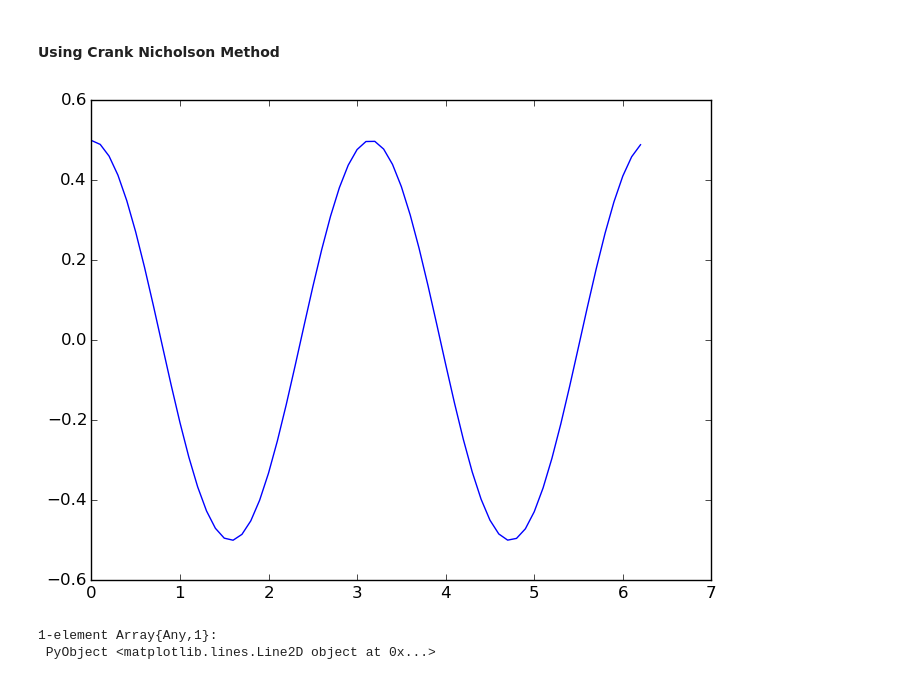
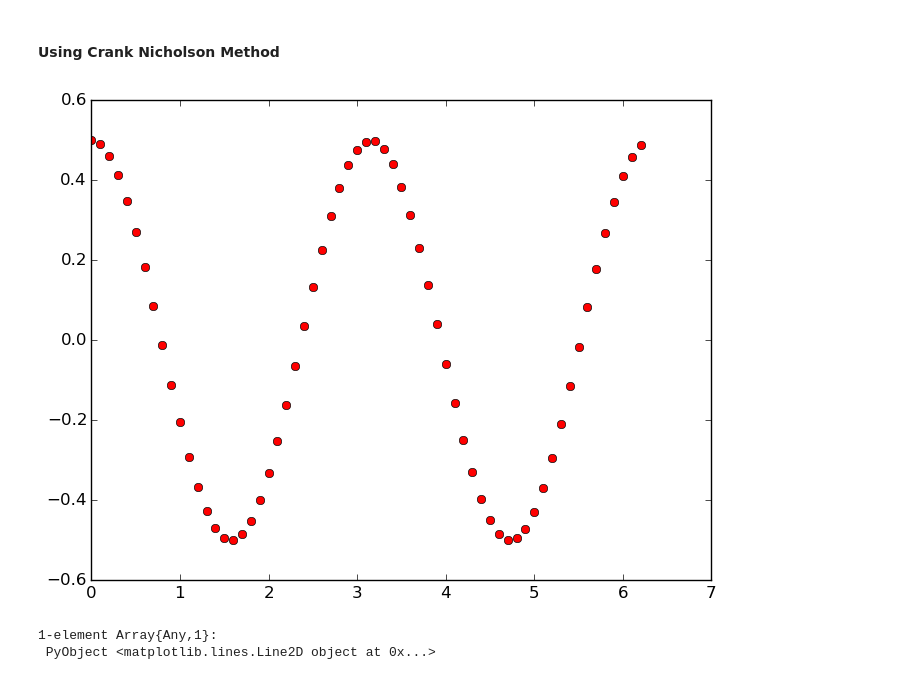
Before and after one commit to amitjamadagni/Notes-Notebooks, a Jupyter notebook: Notebooks/Solvers.ipynb, the cells around one changed output. Saved outputs shown, nothing was run; the diff lists cells and outputs as text; code cells hidden in the pictures.

```diff
--- a/Notebooks/Solvers.ipynb
+++ b/Notebooks/Solvers.ipynb
@@ -269,8 +269,8 @@ fs_e = solver_Euler(H, init_state, tlist);plot(tlist, Float64[real(xe[1]) for xe
 # %% [markdown]
 #### Using Crank Nicholson Method
 # %%
-fs_cn = solver_CN(H, init_state, tlist);plot(tlist, Float64[real(xe[1]) for xe in fs_cn])
+fs_cn = solver_CN(H, init_state, tlist);plot(tlist, Float64[real(xe[1]) for xe in fs_cn],"ro")
 # %% [output]
-[figure, old version]
+[figure, new version]
 1-element Array{Any,1}:
  PyObject <matplotlib.lines.Line2D object at 0x...>
```
Also changed, not shown: parts of 1 cell of this notebook.
